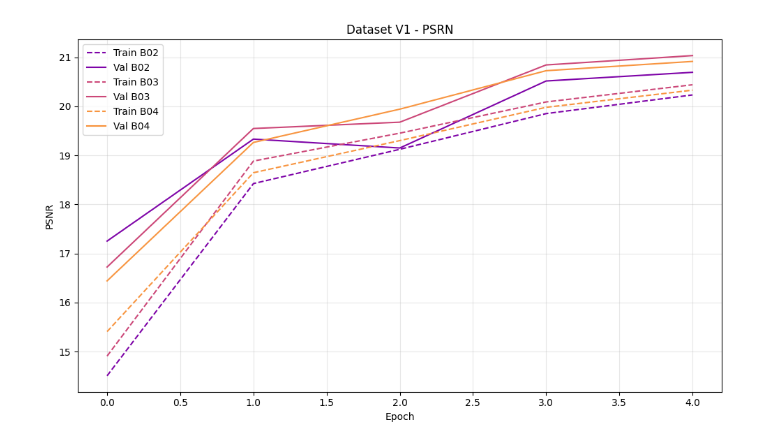
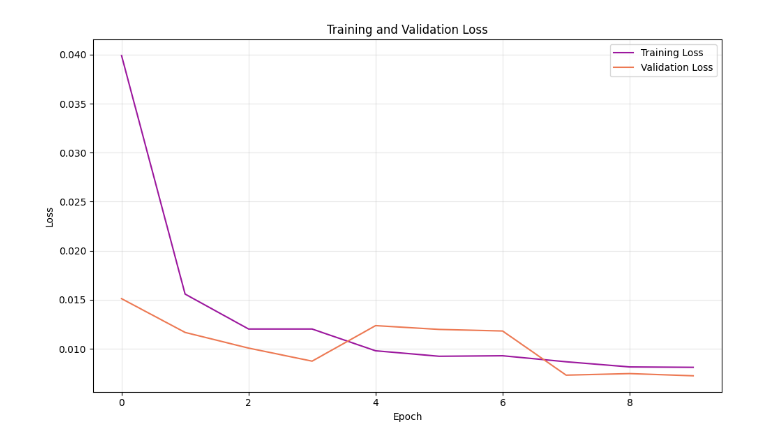
Before and after one commit to sebastien-tetaud/sentinel-2-ai-processor, a Jupyter notebook: src/training_analysis.ipynb, the cells around one changed output. Cells and saved outputs as stored; diff of their text form; code cells hidden in the pictures.

```diff
--- a/src/training_analysis.ipynb
+++ b/src/training_analysis.ipynb
@@ -19,11 +22,11 @@ plot_metrics(df_psnr, bands=bands, title="Dataset V1 - PSRN",
-# %%
-bands = ['B02', 'B03', 'B04']
-plot_metrics(df_psnr, bands=bands, title="Dataset V1 - PSRN",
-             log_scale=False,
-             y_label="PSNR",
-             verbose=True,
-             save=False,
-             save_path="ssim_metrics_plot.svg",
-             color_palette="plasma")
-# %% [output]
-[figure, removed]
+# %%
+plot_training_loss(df=df,
+                    title="Training and Validation Loss",
+                    y_label="Loss",
+                    log_scale=False,
+                    verbose=True,
+                    save=False,
+                    save_path="loss_plot.svg",
+                    color_palette="plasma")
+# %% [output]
+[figure, added]
```
Also changed, not shown: parts of 3 cells of this notebook, 4 other files.
